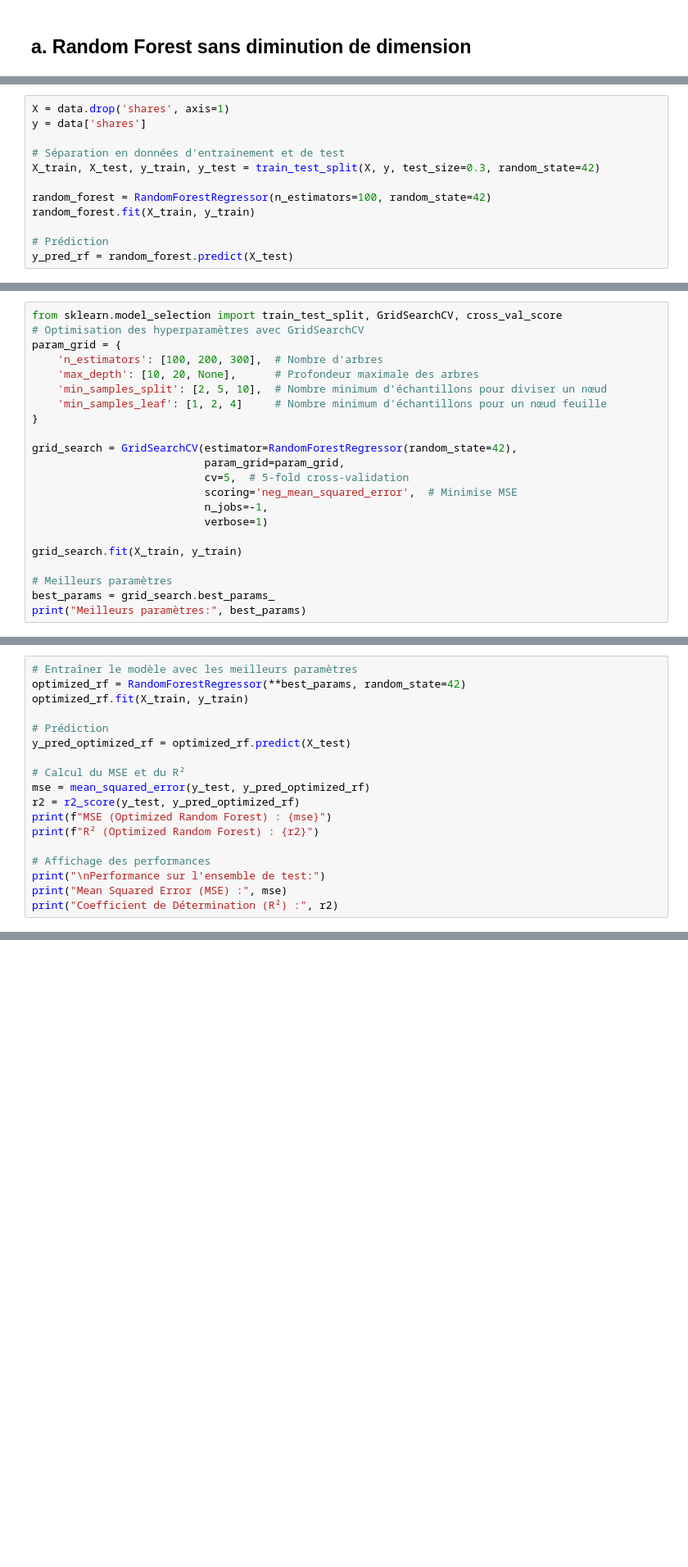
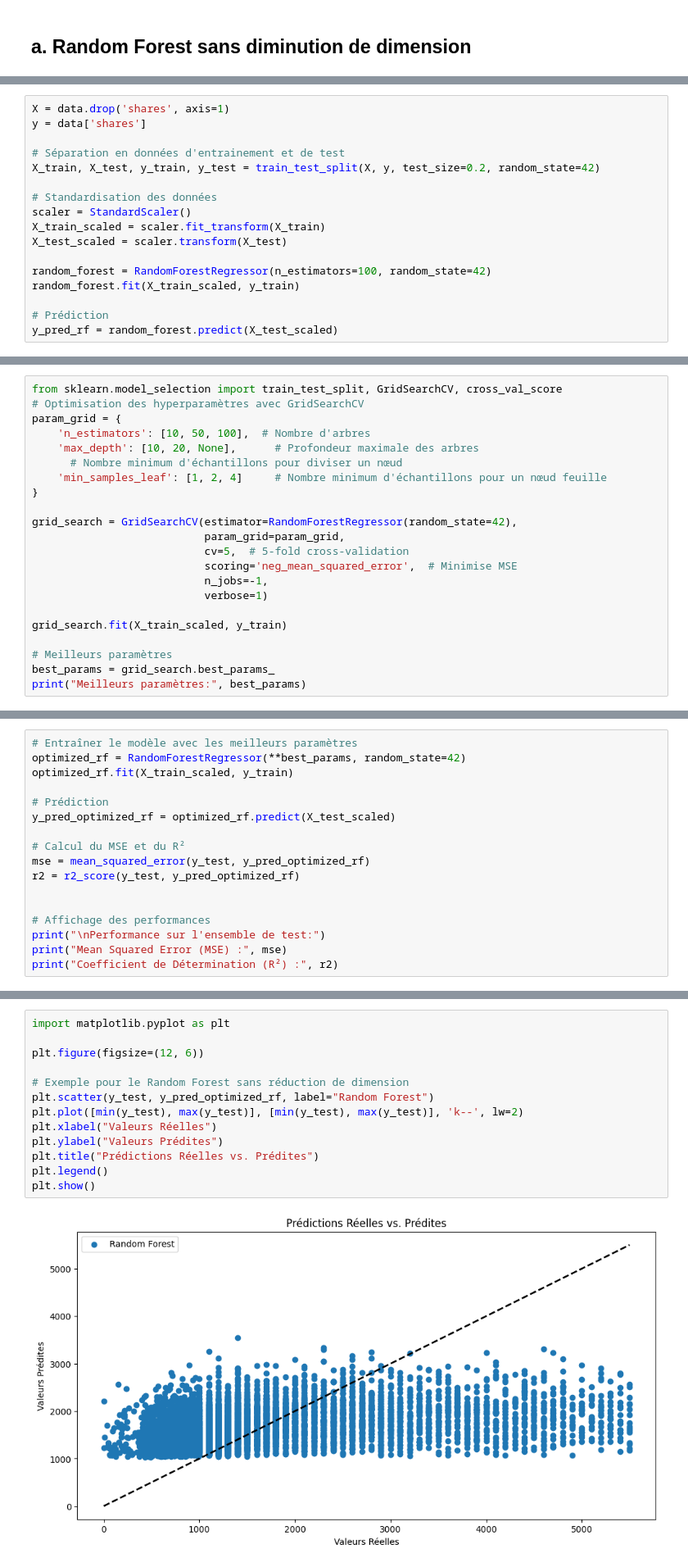
Before and after one commit to GAKIZAB/Projet-Machine-learning-avec-Python, a Jupyter notebook: Prédiction et selection.ipynb, the cells around one changed output, grey strips where cells are left out. Shown at 82% size. Saved outputs shown, nothing was run; the diff lists cells and outputs as text; blank space fills up the shorter version.

```diff
--- a/Prédiction et selection.ipynb
+++ b/Prédiction et selection.ipynb
@@ -147,10 +194,15 @@ X = data.drop('shares', axis=1)
 y = data['shares']
 
 # Séparation en données d'entrainement et de test
-X_train, X_test, y_train, y_test = train_test_split(X, y, test_size=0.3, random_state=42)
+X_train, X_test, y_train, y_test = train_test_split(X, y, test_size=0.2, random_state=42)
+
+# Standardisation des données
+scaler = StandardScaler()
+X_train_scaled = scaler.fit_transform(X_train)
+X_test_scaled = scaler.transform(X_test)
 
 random_forest = RandomForestRegressor(n_estimators=100, random_state=42)
-random_forest.fit(X_train, y_train)
+random_forest.fit(X_train_scaled, y_train)
 
 # Prédiction
-y_pred_rf = random_forest.predict(X_test)
+y_pred_rf = random_forest.predict(X_test_scaled)
@@ -168,9 +219,9 @@ r2_rf
 from sklearn.model_selection import train_test_split, GridSearchCV, cross_val_score
 # Optimisation des hyperparamètres avec GridSearchCV
 param_grid = {
-    'n_estimators': [100, 200, 300],  # Nombre d'arbres
+    'n_estimators': [10, 50, 100],  # Nombre d'arbres
     'max_depth': [10, 20, None],      # Profondeur maximale des arbres
-    'min_samples_split': [2, 5, 10],  # Nombre minimum d'échantillons pour diviser un nœud
+      # Nombre minimum d'échantillons pour diviser un nœud
     'min_samples_leaf': [1, 2, 4]     # Nombre minimum d'échantillons pour un nœud feuille
 }
 
@@ -181,7 +232,7 @@ grid_search = GridSearchCV(estimator=RandomForestRegressor(random_state=42),
                            n_jobs=-1,
                            verbose=1)
 
-grid_search.fit(X_train, y_train)
+grid_search.fit(X_train_scaled, y_train)
 
 # Meilleurs paramètres
 best_params = grid_search.best_params_
@@ -189,16 +243,15 @@ print("Meilleurs paramètres:", best_params)
 # %%
 # Entraîner le modèle avec les meilleurs paramètres
 optimized_rf = RandomForestRegressor(**best_params, random_state=42)
-optimized_rf.fit(X_train, y_train)
+optimized_rf.fit(X_train_scaled, y_train)
 
 # Prédiction
-y_pred_optimized_rf = optimized_rf.predict(X_test)
+y_pred_optimized_rf = optimized_rf.predict(X_test_scaled)
 
 # Calcul du MSE et du R²
 mse = mean_squared_error(y_test, y_pred_optimized_rf)
 r2 = r2_score(y_test, y_pred_optimized_rf)
-print(f"MSE (Optimized Random Forest) : {mse}")
-print(f"R² (Optimized Random Forest) : {r2}")
+
 
 # Affichage des performances
 print("\nPerformance sur l'ensemble de test:")
@@ -207,2 +264,17 @@ print("Coefficient de Détermination (R²) :", r2)
+# %%
+import matplotlib.pyplot as plt
+
+plt.figure(figsize=(12, 6))
+
+# Exemple pour le Random Forest sans réduction de dimension
+plt.scatter(y_test, y_pred_optimized_rf, label="Random Forest")
+plt.plot([min(y_test), max(y_test)], [min(y_test), max(y_test)], 'k--', lw=2)
+plt.xlabel("Valeurs Réelles")
+plt.ylabel("Valeurs Prédites")
+plt.title("Prédictions Réelles vs. Prédites")
+plt.legend()
+plt.show()
+# %% [output]
+[figure, added]
 # %% [markdown]
 ## b. Random Forest + ACP
```
Also changed, not shown: parts of 24 cells of this notebook.
